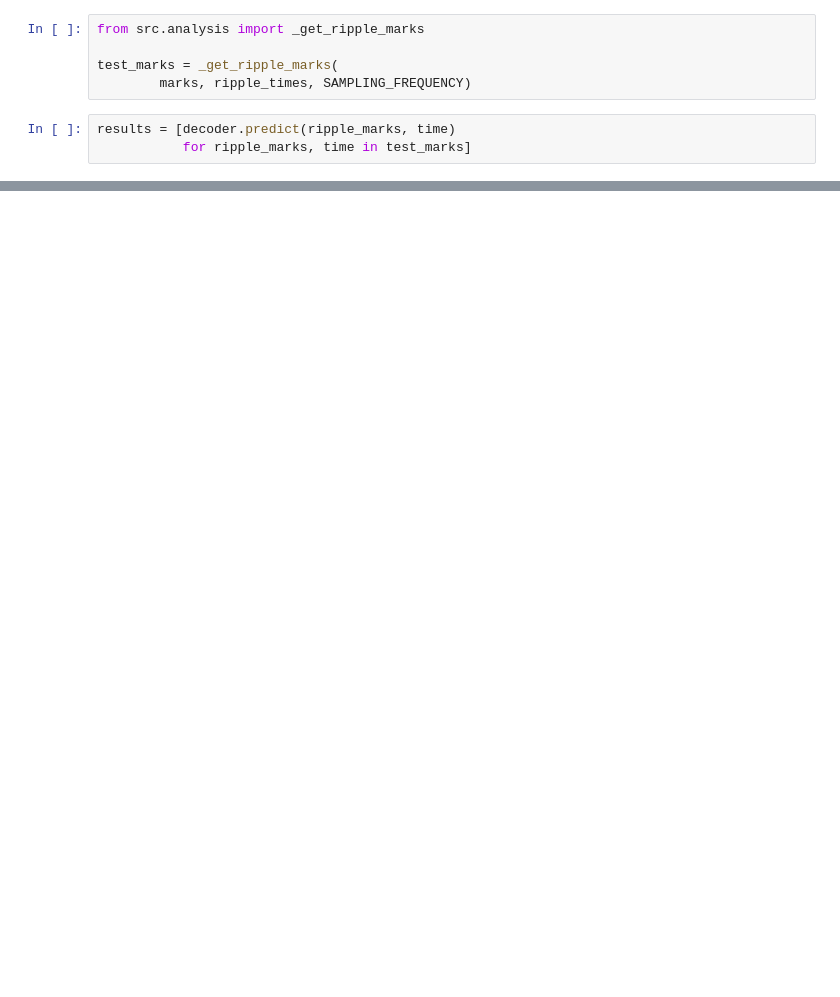
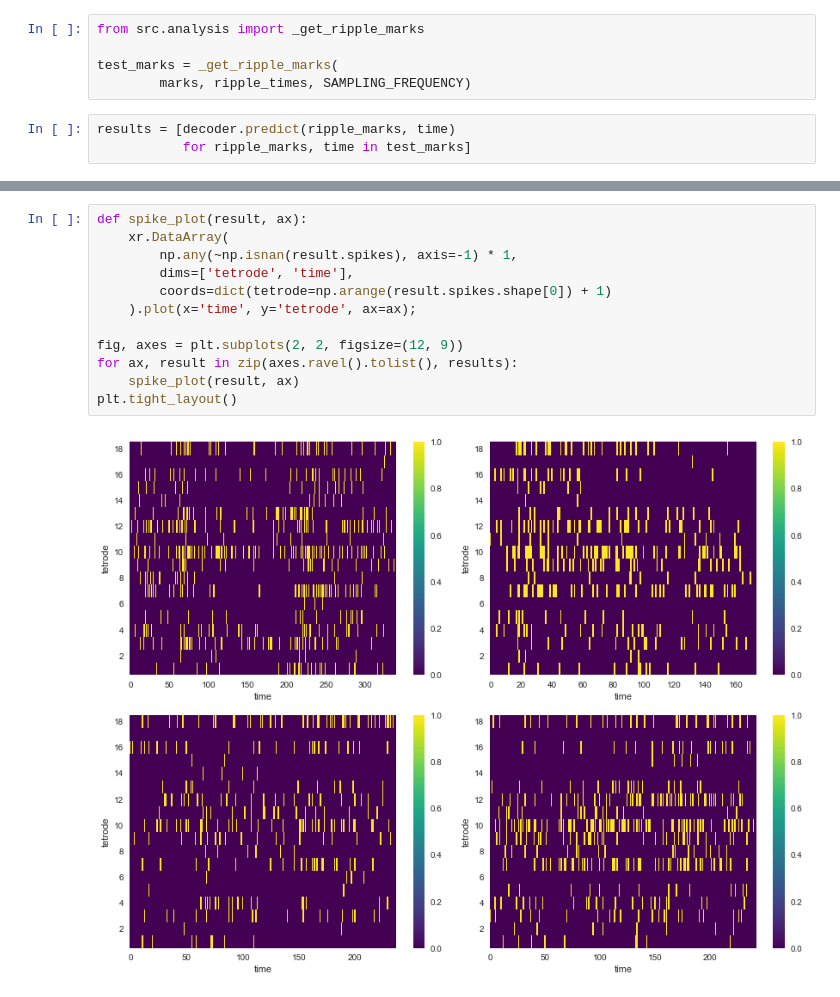
Before and after one commit to edeno/Jadhav-2016-Data-Analysis, a Jupyter notebook: notebooks/2017_09_13_Recreate_Xinyi_Figure2.ipynb, the cells around one changed output, grey strips where cells are left out. Saved outputs shown, nothing was run; the diff lists cells and outputs as text; blank space fills up the shorter version.

```diff
--- a/notebooks/2017_09_13_Recreate_Xinyi_Figure2.ipynb
+++ b/notebooks/2017_09_13_Recreate_Xinyi_Figure2.ipynb
@@ -137,0 +145,14 @@ plt.tight_layout()
+# %%
+def spike_plot(result, ax):
+    xr.DataArray(
+        np.any(~np.isnan(result.spikes), axis=-1) * 1,
+        dims=['tetrode', 'time'],
+        coords=dict(tetrode=np.arange(result.spikes.shape[0]) + 1)
+    ).plot(x='time', y='tetrode', ax=ax);
+
+fig, axes = plt.subplots(2, 2, figsize=(12, 9))
+for ax, result in zip(axes.ravel().tolist(), results):
+    spike_plot(result, ax)
+plt.tight_layout()
+# %% [output]
+[figure, added]
```
Also changed, not shown: parts of 8 cells of this notebook, 3 other files.
